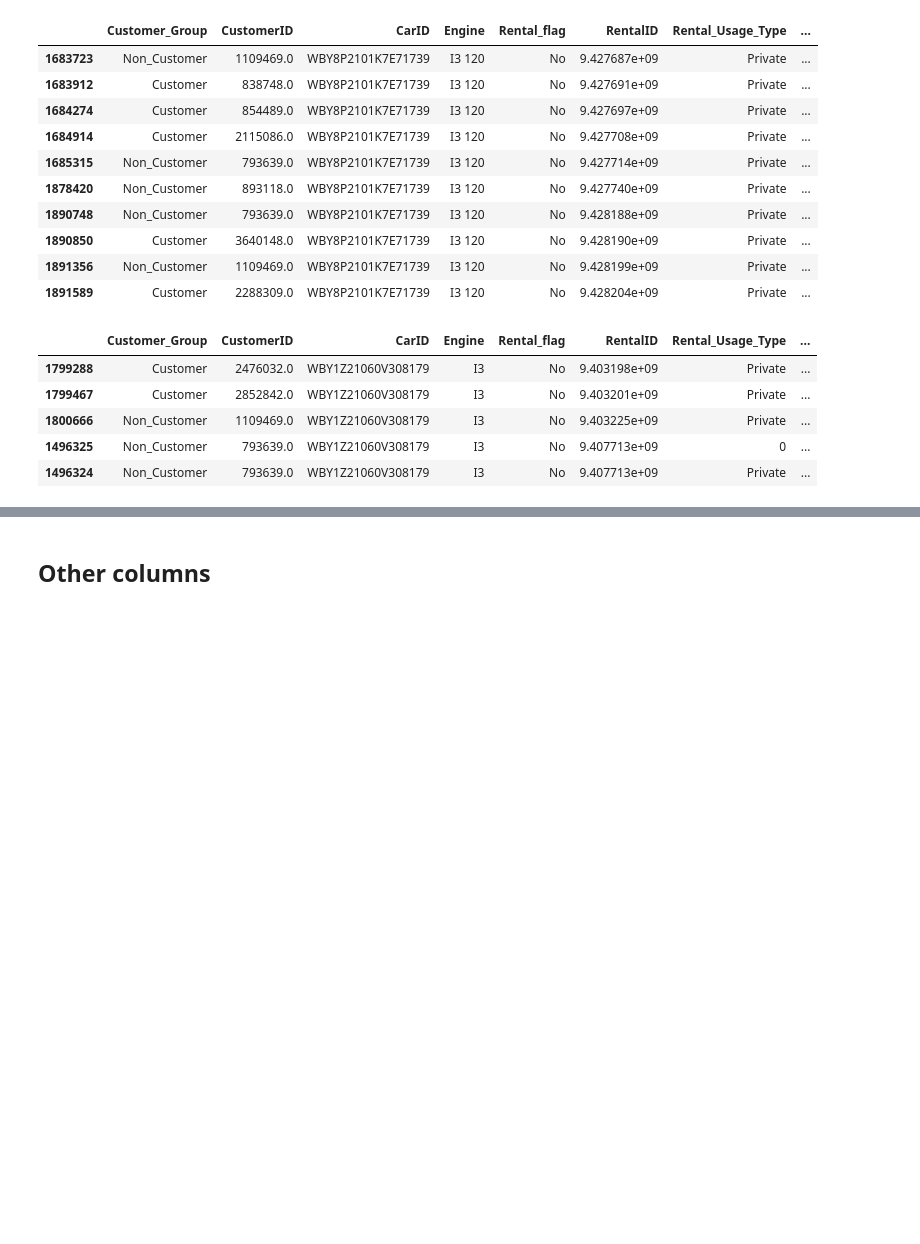
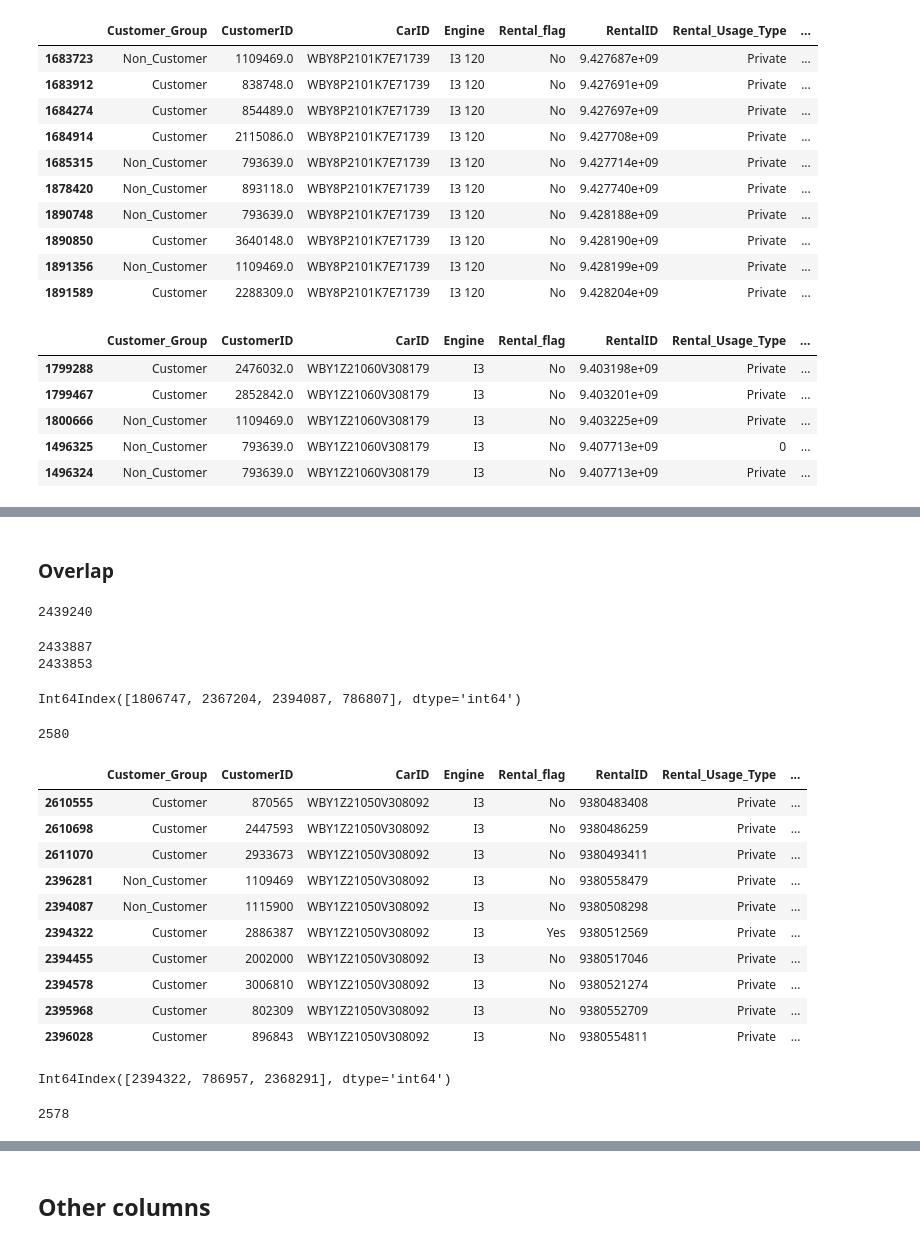
Before and after one commit to Bogeluno/GNN_Thesis, a Jupyter notebook: notebooks/Newdata.ipynb, the cells around one changed output, grey strips where cells are left out. Cells and saved outputs as stored; diff of their text form; code cells hidden in the pictures; blank space fills up the shorter version.

```diff
--- a/notebooks/Newdata.ipynb
+++ b/notebooks/Newdata.ipynb
@@ -371,0 +444,72 @@ tmp.iloc[np.where(tmp.Reservation_Time.iloc[1:].values<tmp.End_Time.iloc[:-1].va
+# %% [markdown]
+### Overlap
+# %%
+print(len(df))
+# %% [output]
+2439240
+# %%
+print(len(df))
+# Split data on Car level
+CarID_dict = dict(iter(df.groupby('CarID')))
+
+def remove_full_overlaps(dataframe):
+    dataframe = dataframe.sort_values(by = 'Reservation_Time')
+
+    # Get delta
+    s = dataframe.End_Time.diff().sort_values() < pd.Timedelta(0,'s')
+
+    # To be dropped
+    drop_idx = list(s[s].index)
+
+    # Remove those
+    dataframe.drop(index = drop_idx, inplace = True)
+
+    return dataframe
+
+# Merge new datasets
+dfs = []
+for sub_df in CarID_dict.values():
+    dfs.append(remove_full_overlaps(sub_df))
+
+df = pd.concat(dfs,ignore_index=False)#.sort_values(by = 'RentalID')
+print(len(df))
+# %% [output]
+2433887
+2433853
+# %%
+CarID_dict = dict(iter(df.groupby('CarID')))
+dataframe = CarID_dict['WBY1Z21050V308092'].sort_values(by = 'Reservation_Time')
+s = dataframe.End_Time.diff().sort_values() < pd.Timedelta(0,'s')
+drop_idx = s[s].index
+drop_idx
+# %% [output]
+Int64Index([1806747, 2367204, 2394087, 786807], dtype='int64')
+# %%
+dataframe.index.get_loc(2394322)
+# %% [output]
+2580
+# %%
+dataframe.iloc[2575:2585]
+# %% [output]
+|  | Customer_Group | CustomerID | CarID | Engine | Rental_flag | RentalID | Rental_Usage_Type | ... |
+| 2610555 | Customer | 870565 | WBY1Z21050V308092 | I3 | No | 9380483408 | Private | ... |
+| 2610698 | Customer | 2447593 | WBY1Z21050V308092 | I3 | No | 9380486259 | Private | ... |
+| 2611070 | Customer | 2933673 | WBY1Z21050V308092 | I3 | No | 9380493411 | Private | ... |
+| 2396281 | Non_Customer | 1109469 | WBY1Z21050V308092 | I3 | No | 9380558479 | Private | ... |
+| 2394087 | Non_Customer | 1115900 | WBY1Z21050V308092 | I3 | No | 9380508298 | Private | ... |
+| 2394322 | Customer | 2886387 | WBY1Z21050V308092 | I3 | Yes | 9380512569 | Private | ... |
+| 2394455 | Customer | 2002000 | WBY1Z21050V308092 | I3 | No | 9380517046 | Private | ... |
+| 2394578 | Customer | 3006810 | WBY1Z21050V308092 | I3 | No | 9380521274 | Private | ... |
+| 2395968 | Customer | 802309 | WBY1Z21050V308092 | I3 | No | 9380552709 | Private | ... |
+| 2396028 | Customer | 896843 | WBY1Z21050V308092 | I3 | No | 9380554811 | Private | ... |
+# %%
+new = dataframe.drop(index = drop_idx, inplace = False)
+s = new.End_Time.diff().sort_values() < pd.Timedelta(0,'s')
+drop_idx = s[s].index
+drop_idx
+# %% [output]
+Int64Index([2394322, 786957, 2368291], dtype='int64')
+# %%
+dataframe.index.get_loc(2394322)
+# %% [output]
+2578
```
Also changed, not shown: parts of 34 cells of this notebook.
